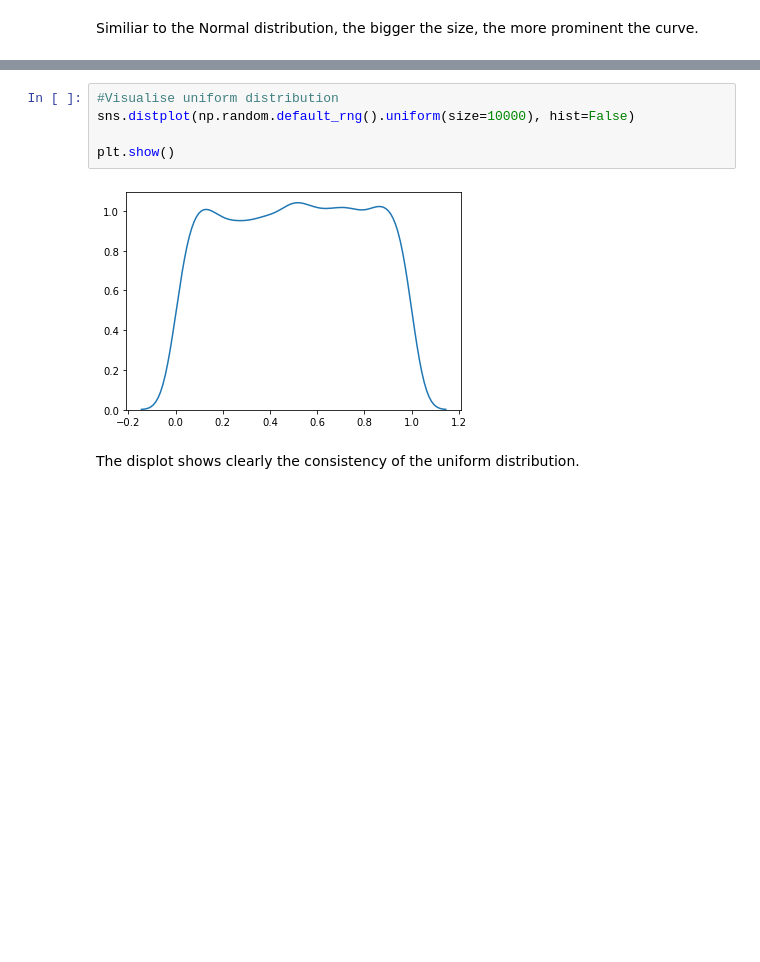
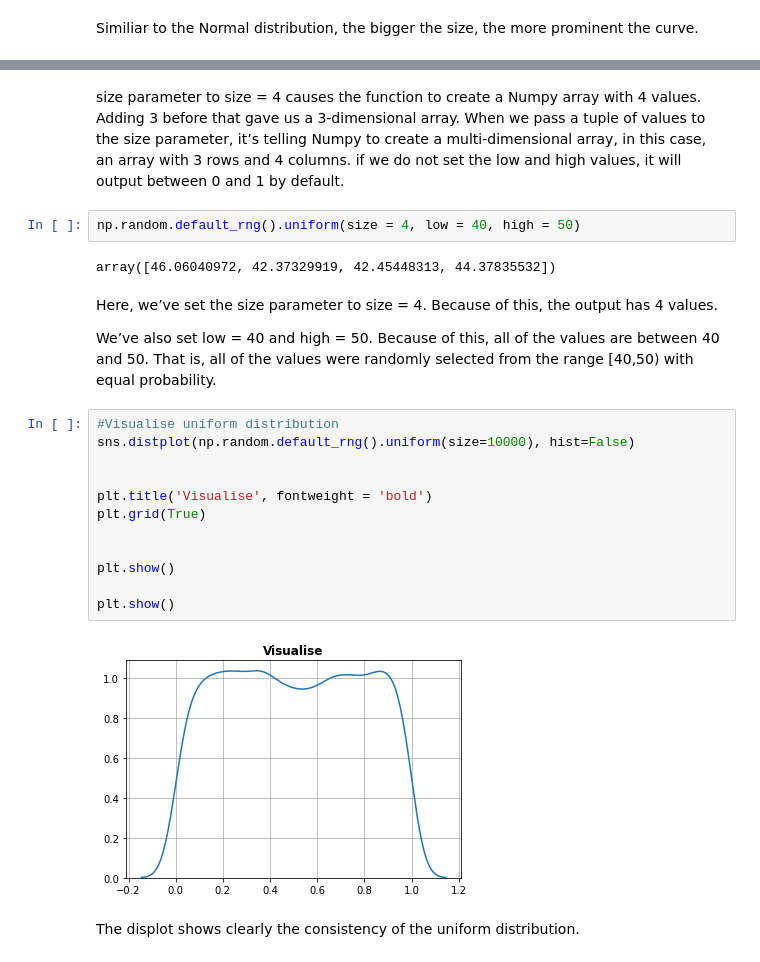
Before and after one commit to AineNicD/numpy-random, a Jupyter notebook: numpy-random.ipynb, the cells around one changed output, grey strips where cells are left out. Saved outputs shown, nothing was run; the diff lists cells and outputs as text; blank space fills up the shorter version.

Commit message:
added some more detail to plots, spellcheck and fixed the image that went missing from read me because I put it in the folder earlier

```diff
--- a/numpy-random.ipynb
+++ b/numpy-random.ipynb
@@ -632,10 +639,30 @@ print(x)
+# %% [markdown]
+size parameter to size = 4  causes the function to create a Numpy array with 4 values.
+Adding 3 before that gave us a 3-dimensional array.
+When we pass a tuple of values to the size parameter, it’s telling Numpy to create a multi-dimensional array, in this case, an array with 3 rows and 4 columns.
+if we do not set the low and high values, it will output between 0 and 1 by default.
+# %%
+np.random.default_rng().uniform(size = 4, low = 40, high = 50)
+# %% [output]
+array([46.06040972, 42.37329919, 42.45448313, 44.37835532])
+# %% [markdown]
+Here, we’ve set the size parameter to size = 4. Because of this, the output has 4 values.
+
+We’ve also set low = 40 and high = 50. Because of this, all of the values are between 40 and 50. That is, all of the values were randomly selected from the range [40,50) with equal probability.
 # %%
 #Visualise uniform distribution
 sns.distplot(np.random.default_rng().uniform(size=10000), hist=False)
 
+
+plt.title('Visualise', fontweight = 'bold')
+plt.grid(True)
+
+
 plt.show()
+
+plt.show()
 # %% [output]
-[figure, old version]
+[figure, new version]
 # %% [markdown]
 The displot shows clearly the consistency of the uniform distribution.
 # %%
```
Also changed, not shown: parts of 68 cells of this notebook, 2 other files.
